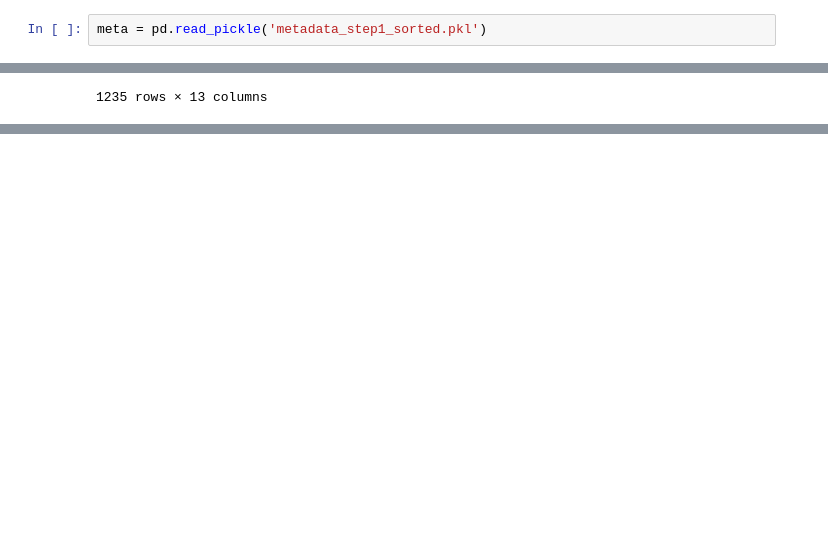
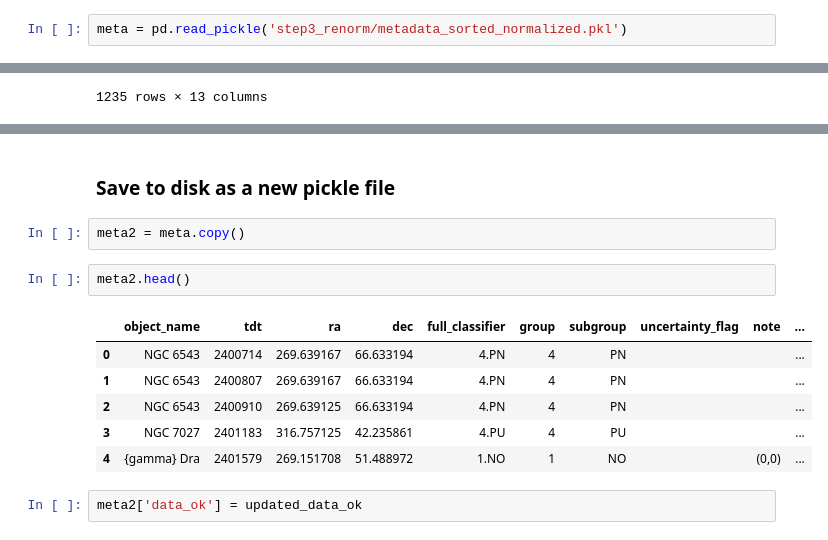
Before and after one commit to mattjshannon/swsnet, a Jupyter notebook: data/isosws_atlas/preprocess/step4_cull.ipynb, the cells around one changed output, grey strips where cells are left out. Saved outputs shown, nothing was run; the diff lists cells and outputs as text; blank space fills up the shorter version.

Commit message:
Metadata pickle available that excludes group 7, uncertain data

```diff
--- a/data/isosws_atlas/preprocess/step4_cull.ipynb
+++ b/data/isosws_atlas/preprocess/step4_cull.ipynb
@@ -6,6 +6,6 @@ import numpy
 import pandas as pd
 # %%
-meta = pd.read_pickle('metadata_step1_sorted.pkl')
+meta = pd.read_pickle('step3_renorm/metadata_sorted_normalized.pkl')
 # %%
 meta
 # %% [output]
@@ -50,0 +52,15 @@ pdf_pages_for_bad_data = [
+# %% [markdown]
+### Save to disk as a new pickle file
+# %%
+meta2 = meta.copy()
+# %%
+meta2.head()
+# %% [output]
+|  | object_name | tdt | ra | dec | full_classifier | group | subgroup | uncertainty_flag | note | ... |
+| 0 | NGC 6543 | 2400714 | 269.639167 | 66.633194 | 4.PN | 4 | PN |  |  | ... |
+| 1 | NGC 6543 | 2400807 | 269.639167 | 66.633194 | 4.PN | 4 | PN |  |  | ... |
+| 2 | NGC 6543 | 2400910 | 269.639125 | 66.633194 | 4.PN | 4 | PN |  |  | ... |
+| 3 | NGC 7027 | 2401183 | 316.757125 | 42.235861 | 4.PU | 4 | PU |  |  | ... |
+| 4 | {gamma} Dra | 2401579 | 269.151708 | 51.488972 | 1.NO | 1 | NO |  | (0,0) | ... |
+# %%
+meta2['data_ok'] = updated_data_ok
```
Also changed, not shown: parts of 7 cells of this notebook, 4 other files.
